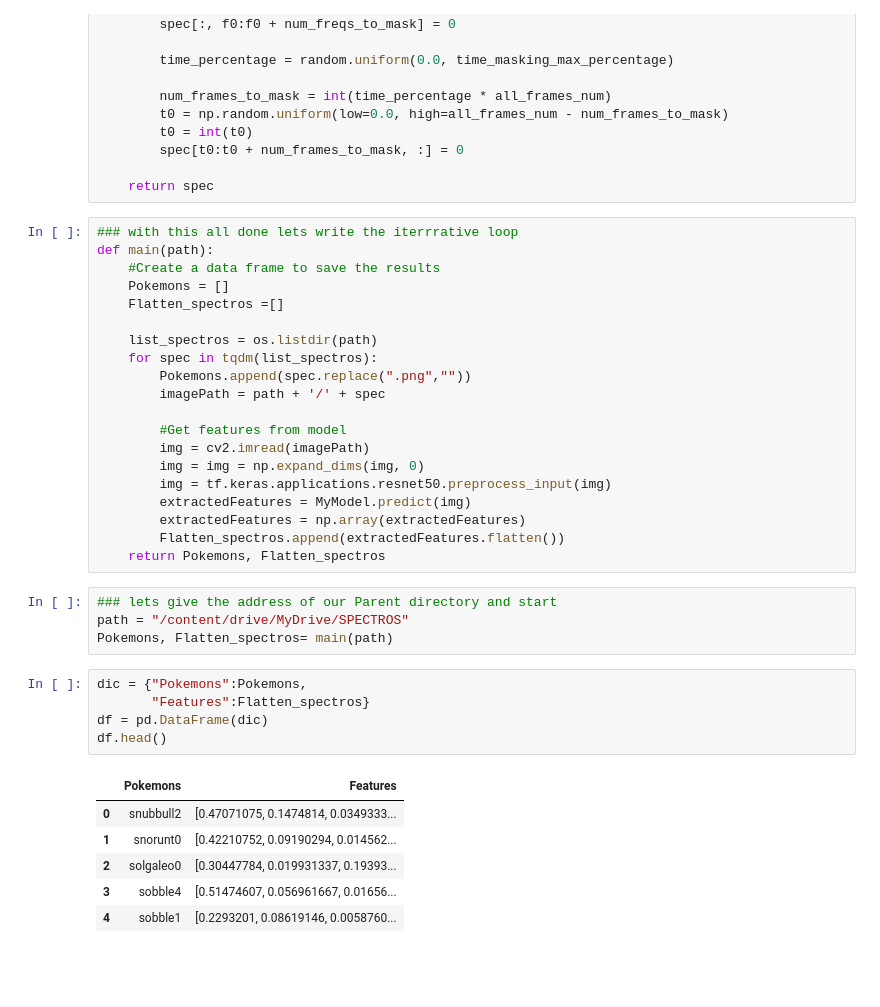
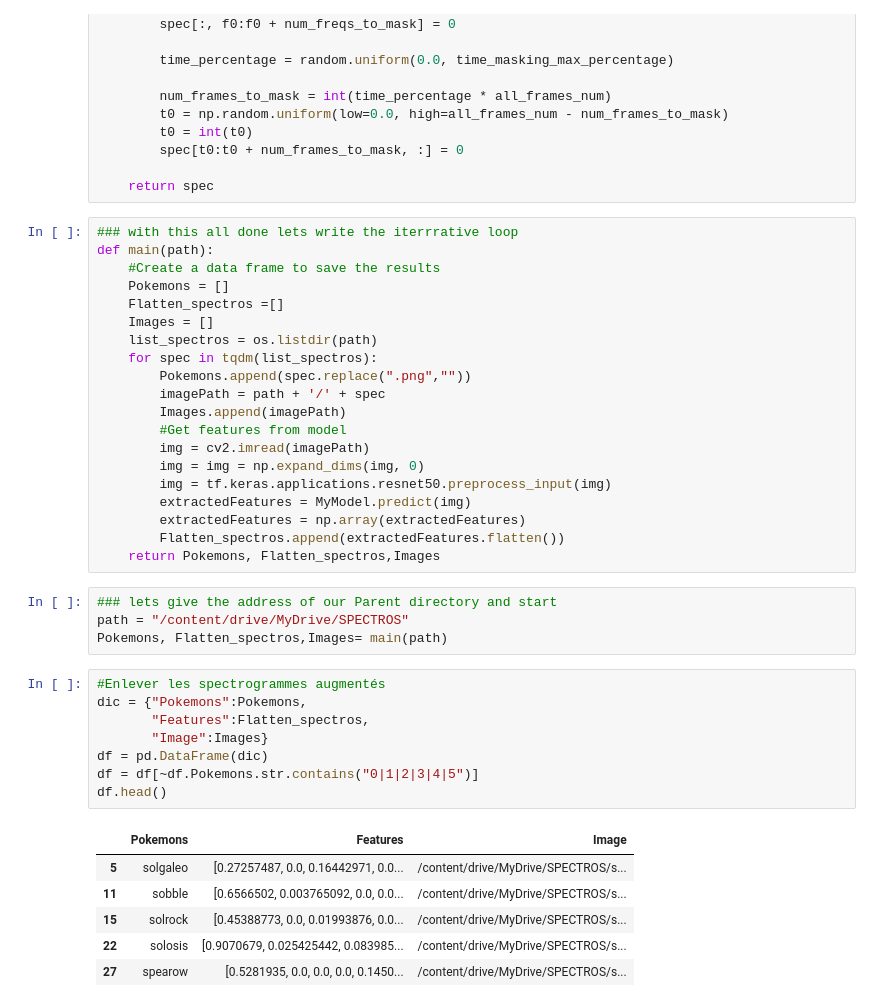
Before and after one commit to Ibizascop/Pokemon_Sounds, a Jupyter notebook: CNN.ipynb, the cells around one changed output. Cells and saved outputs as stored; diff of their text form; blank space fills up the shorter version.

```diff
--- a/CNN.ipynb
+++ b/CNN.ipynb
@@ -60,12 +62,12 @@ def main(path):
     #Create a data frame to save the results
     Pokemons = []
     Flatten_spectros =[]
-
+    Images = []
     list_spectros = os.listdir(path)
     for spec in tqdm(list_spectros):
         Pokemons.append(spec.replace(".png",""))
         imagePath = path + '/' + spec
-
+        Images.append(imagePath)
         #Get features from model
         img = cv2.imread(imagePath)
         img = img = np.expand_dims(img, 0)
@@ -73,20 +75,23 @@ def main(path):
         extractedFeatures = MyModel.predict(img)
         extractedFeatures = np.array(extractedFeatures)
         Flatten_spectros.append(extractedFeatures.flatten())
-    return Pokemons, Flatten_spectros
+    return Pokemons, Flatten_spectros,Images
 # %%
 ### lets give the address of our Parent directory and start
 path = "/content/drive/MyDrive/SPECTROS"
-Pokemons, Flatten_spectros= main(path)
+Pokemons, Flatten_spectros,Images= main(path)
 # %%
+#Enlever les spectrogrammes augmentés
 dic = {"Pokemons":Pokemons,
-       "Features":Flatten_spectros}
+       "Features":Flatten_spectros,
+       "Image":Images}
 df = pd.DataFrame(dic)
+df = df[~df.Pokemons.str.contains("0|1|2|3|4|5")]
 df.head()
 # %% [output]
-|  | Pokemons | Features |
-| 0 | snubbull2 | [0.47071075, 0.1474814, 0.0349333... |
-| 1 | snorunt0 | [0.42210752, 0.09190294, 0.014562... |
-| 2 | solgaleo0 | [0.30447784, 0.019931337, 0.19393... |
-| 3 | sobble4 | [0.51474607, 0.056961667, 0.01656... |
-| 4 | sobble1 | [0.2293201, 0.08619146, 0.0058760... |
+|  | Pokemons | Features | Image |
+| 5 | solgaleo | [0.27257487, 0.0, 0.16442971, 0.0... | /content/drive/MyDrive/SPECTROS/s... |
+| 11 | sobble | [0.6566502, 0.003765092, 0.0, 0.0... | /content/drive/MyDrive/SPECTROS/s... |
+| 15 | solrock | [0.45388773, 0.0, 0.01993876, 0.0... | /content/drive/MyDrive/SPECTROS/s... |
+| 22 | solosis | [0.9070679, 0.025425442, 0.083985... | /content/drive/MyDrive/SPECTROS/s... |
+| 27 | spearow | [0.5281935, 0.0, 0.0, 0.0, 0.1450... | /content/drive/MyDrive/SPECTROS/s... |
```
Also changed, not shown: parts of 21 cells of this notebook.
